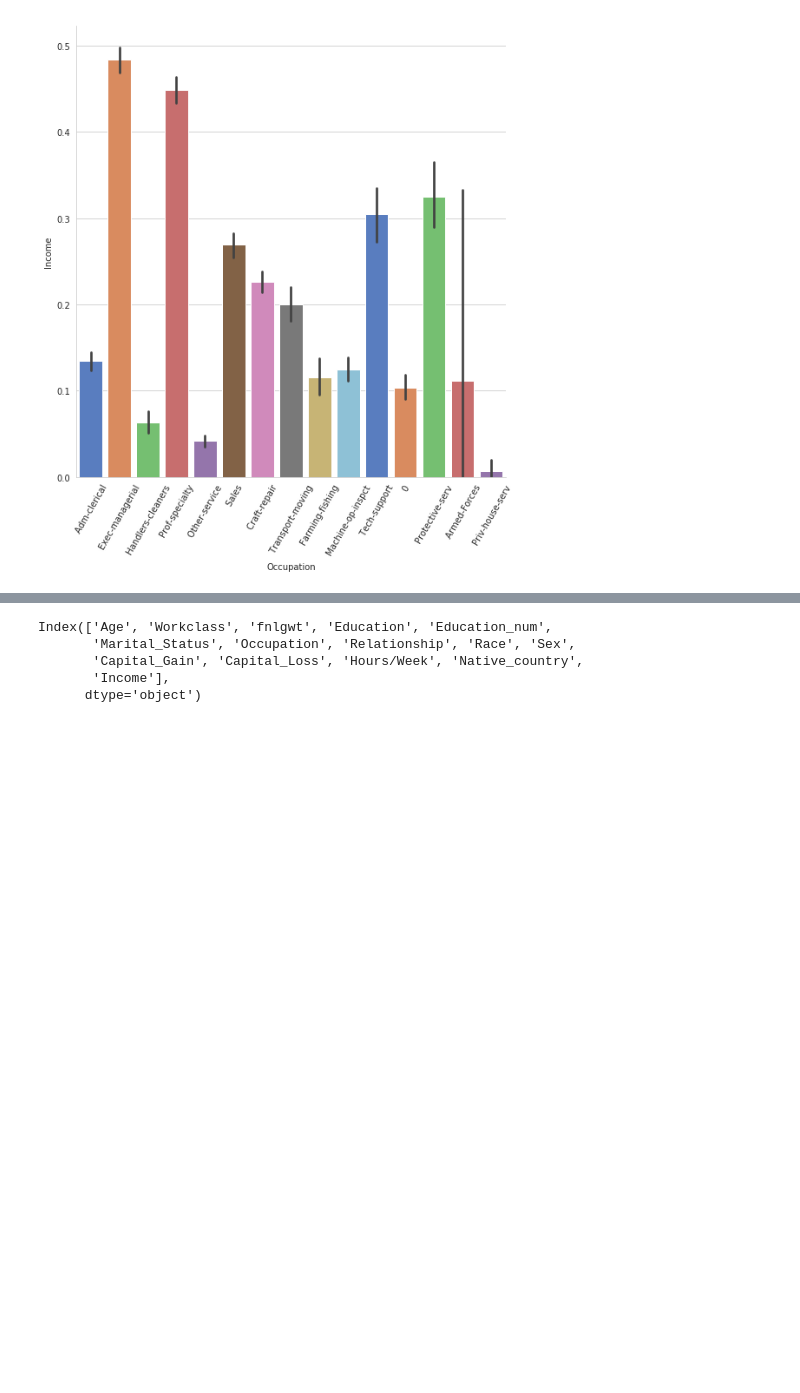
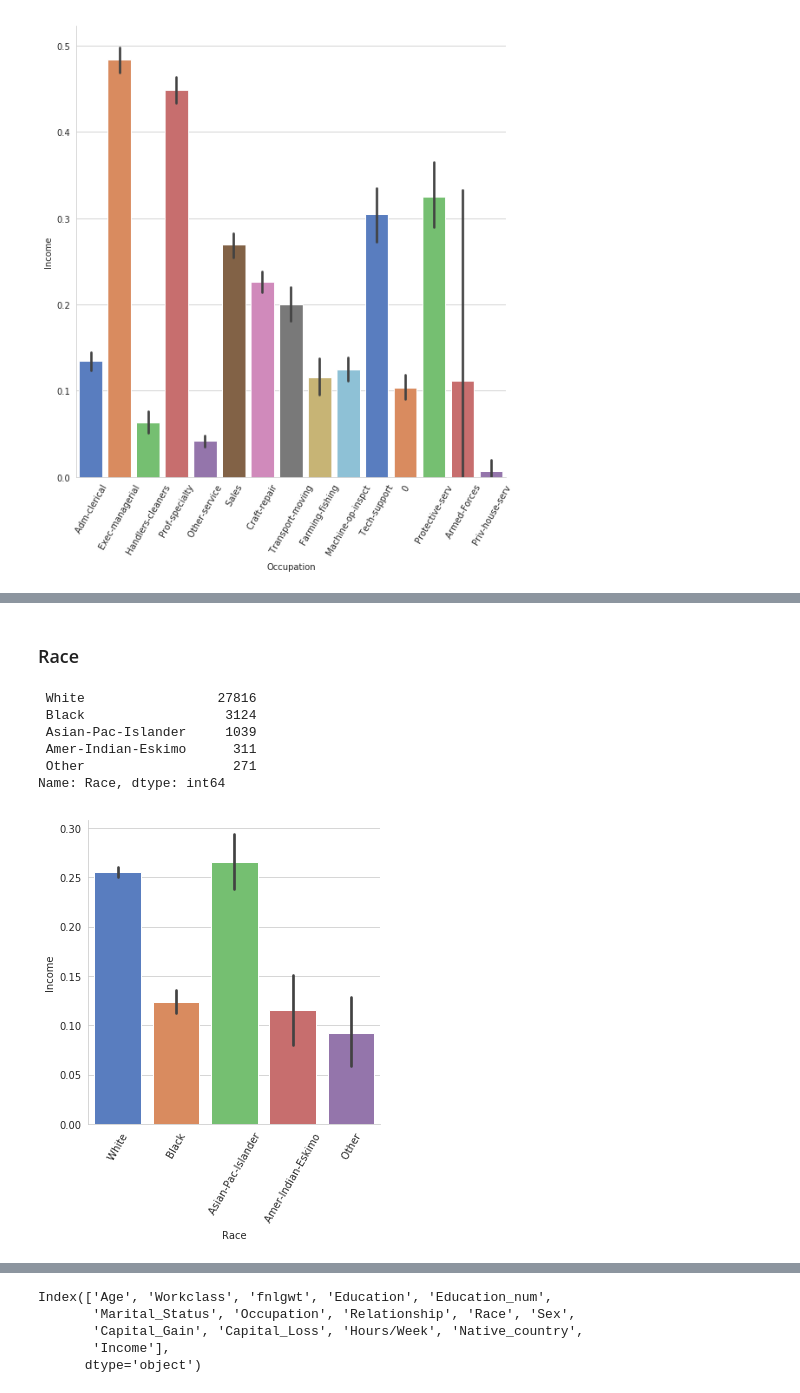
Before and after one commit to tejakummarikuntla/imaginea_assign, a Jupyter notebook: 02_EDA/EDA_Salary_Prediction[US_Census].ipynb, the cells around one changed output, grey strips where cells are left out. Drawn from its saved outputs; the diff is of its cells as text; code cells hidden in the pictures; blank space fills up the shorter version.

```diff
--- a/02_EDA/EDA_Salary_Prediction[US_Census].ipynb
+++ b/02_EDA/EDA_Salary_Prediction[US_Census].ipynb
@@ -385,0 +403,16 @@ plt.xticks(rotation=60);
+# %% [markdown]
+### Race
+# %%
+sns.factorplot(x="Race", y="Income", data=train_df, size=5, kind="bar",
+palette="muted")
+plt.xticks(rotation=60)
+
+print(train_df['Race'].value_counts())
+# %% [output]
+ White                 27816
+ Black                  3124
+ Asian-Pac-Islander     1039
+ Amer-Indian-Eskimo      311
+ Other                   271
+Name: Race, dtype: int64
+[figure, added]
```
Also changed, not shown: parts of 9 cells of this notebook.
